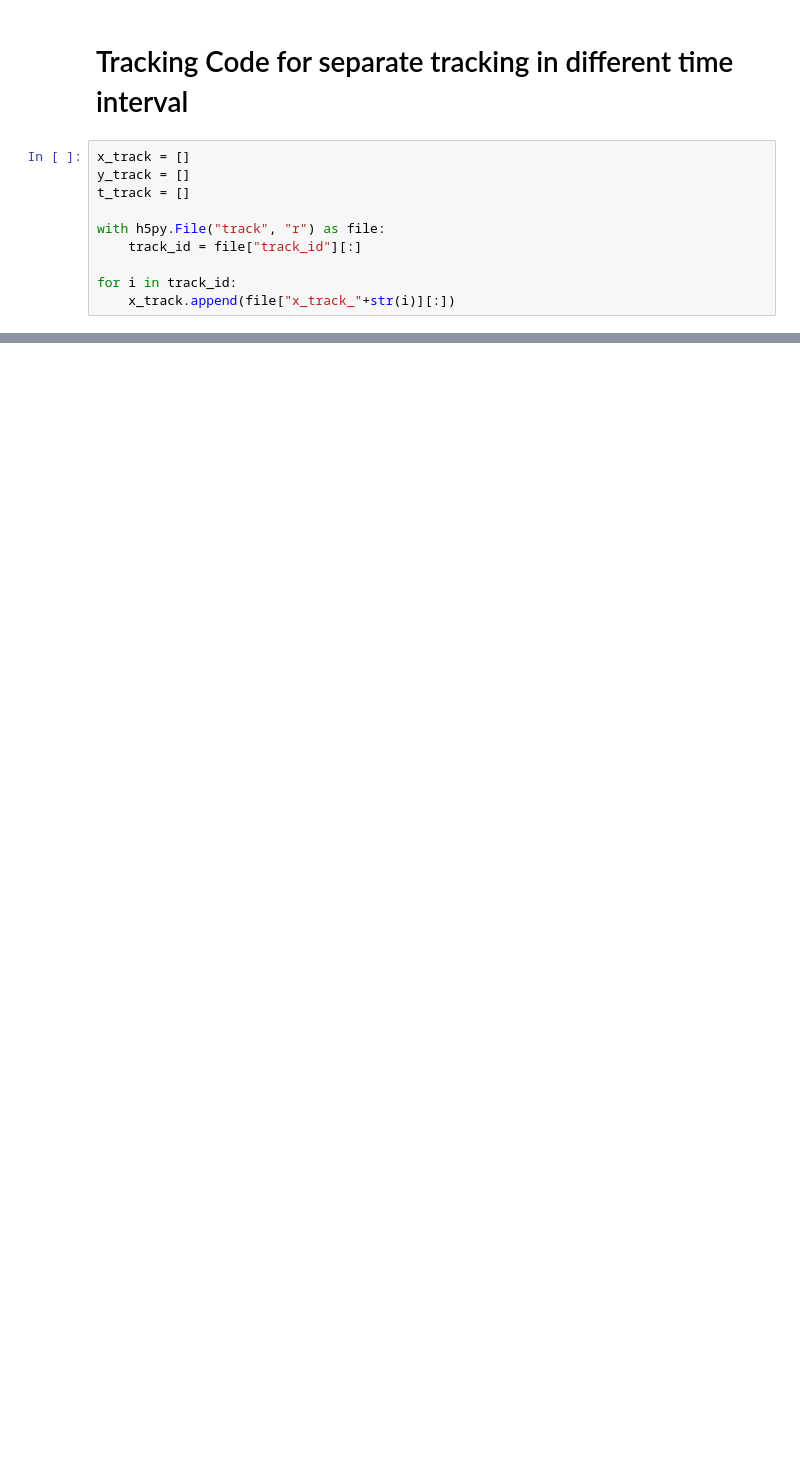
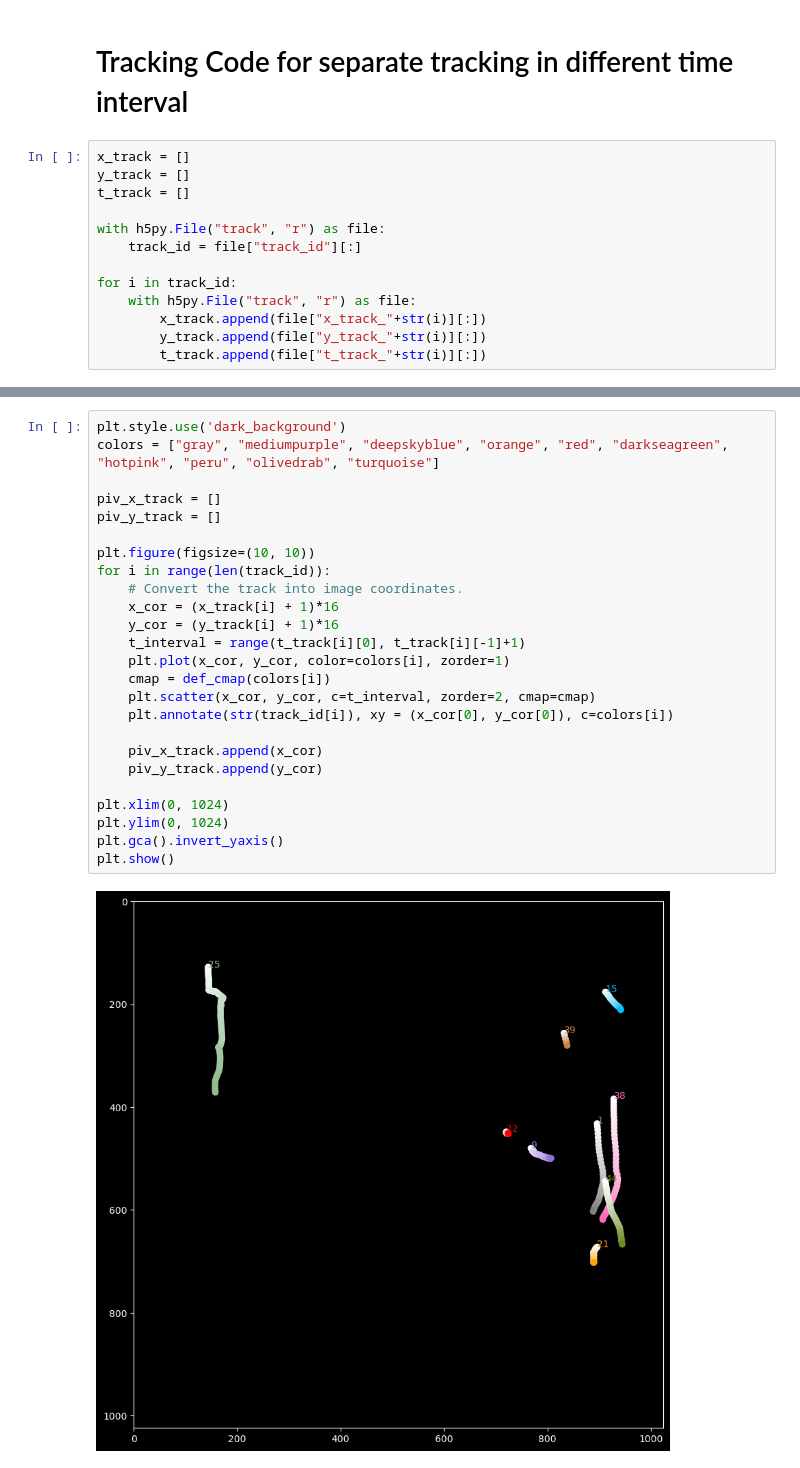
Before and after one commit to rzhou-space/PIV_analysis_headon_data, a Jupyter notebook: Tracking_visualization.ipynb, the cells around one changed output, grey strips where cells are left out. Cells and saved outputs as stored; diff of their text form; blank space fills up the shorter version.

```diff
--- a/Tracking_visualization.ipynb
+++ b/Tracking_visualization.ipynb
@@ -49,4 +50,7 @@ with h5py.File("track", "r") as file:
     track_id = file["track_id"][:]
 
 for i in track_id:
-    x_track.append(file["x_track_"+str(i)][:])
+    with h5py.File("track", "r") as file:
+        x_track.append(file["x_track_"+str(i)][:])
+        y_track.append(file["y_track_"+str(i)][:])
+        t_track.append(file["t_track_"+str(i)][:])
@@ -58,0 +59,27 @@ array([ 1,  9, 15, 21, 22, 25, 38, 39, 44], dtype=int64)
+# %%
+plt.style.use('dark_background')
+colors = ["gray", "mediumpurple", "deepskyblue", "orange", "red", "darkseagreen", "hotpink", "peru", "olivedrab", "turquoise"]
+
+piv_x_track = []
+piv_y_track = []
+
+plt.figure(figsize=(10, 10))
+for i in range(len(track_id)):
+    # Convert the track into image coordinates.
+    x_cor = (x_track[i] + 1)*16
+    y_cor = (y_track[i] + 1)*16
+    t_interval = range(t_track[i][0], t_track[i][-1]+1)
+    plt.plot(x_cor, y_cor, color=colors[i], zorder=1)
+    cmap = def_cmap(colors[i])
+    plt.scatter(x_cor, y_cor, c=t_interval, zorder=2, cmap=cmap)
+    plt.annotate(str(track_id[i]), xy = (x_cor[0], y_cor[0]), c=colors[i])
+
+    piv_x_track.append(x_cor)
+    piv_y_track.append(y_cor)
+
+plt.xlim(0, 1024)
+plt.ylim(0, 1024)
+plt.gca().invert_yaxis()
+plt.show()
+# %% [output]
+[figure, added]
```
Also changed, not shown: parts of 15 cells of this notebook, 1 other file.
